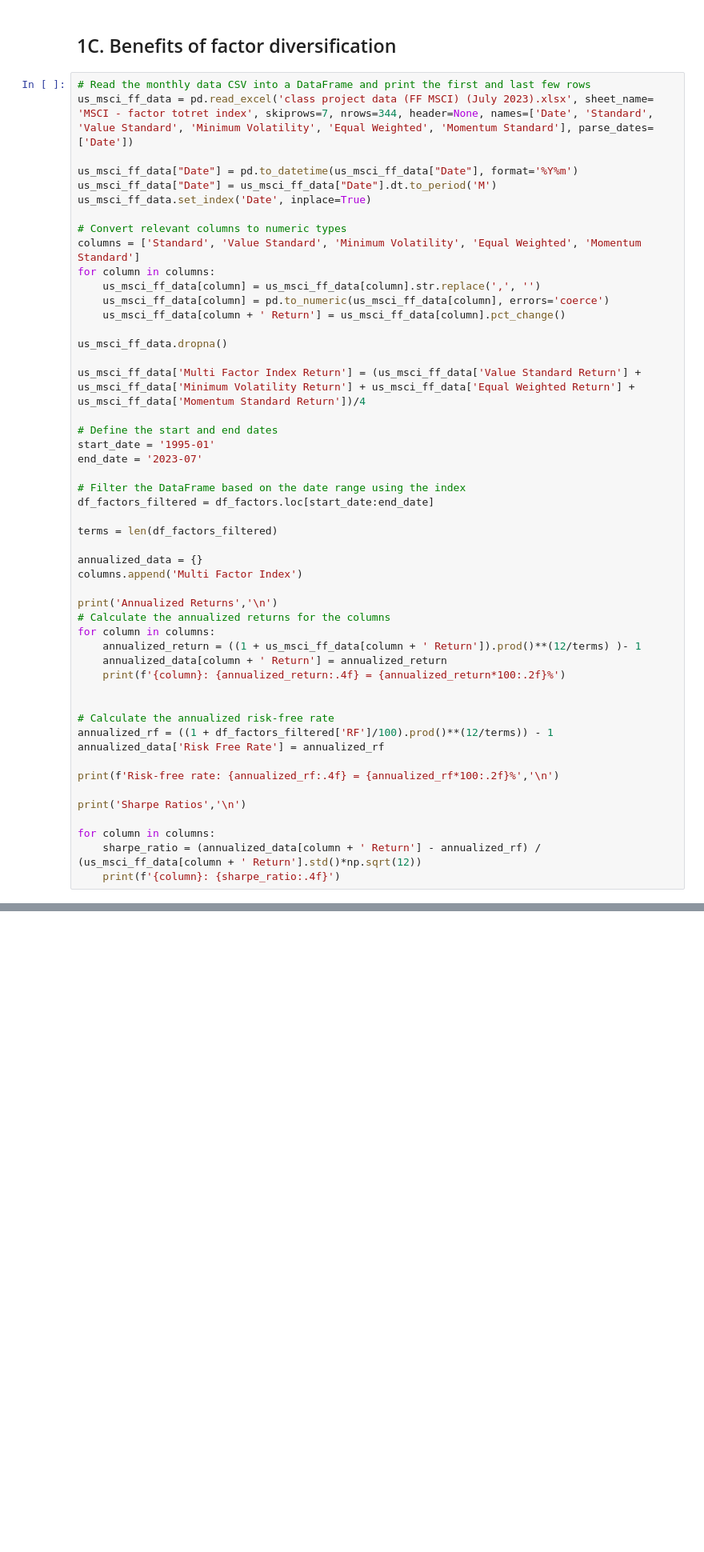
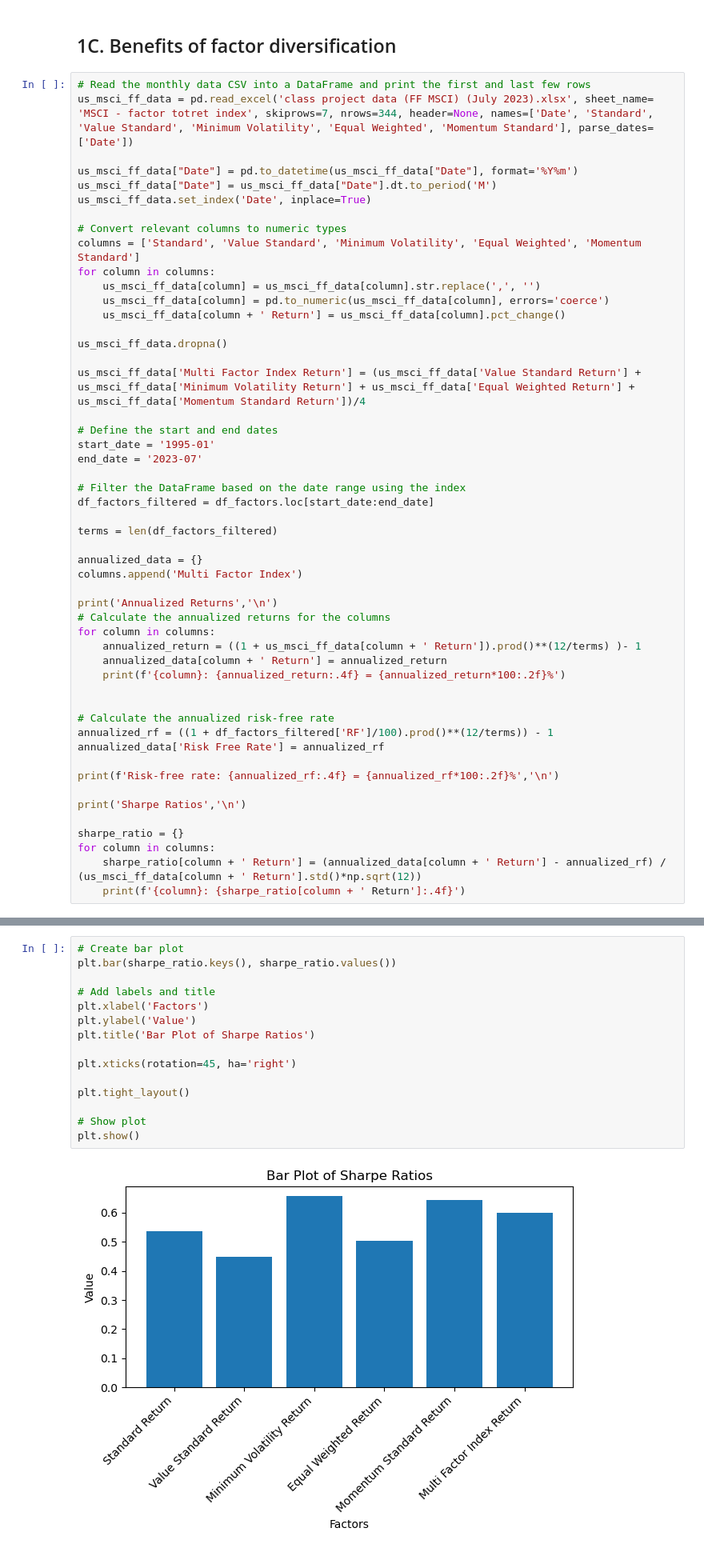
Before and after one commit to KiranReddy0808/FE5108-Portfolio-Theory-and-Investments, a Jupyter notebook: Assignment 3/Q1 & Q2/Assignment3.ipynb, the cells around one changed output, grey strips where cells are left out. Shown at 80% size. Saved outputs shown, nothing was run; the diff lists cells and outputs as text; blank space fills up the shorter version.

```diff
--- a/Assignment 3/Q1 & Q2/Assignment3.ipynb
+++ b/Assignment 3/Q1 & Q2/Assignment3.ipynb
@@ -248,9 +204,10 @@ print(f'Risk-free rate: {annualized_rf:.4f} = {annualized_rf*100:.2f}%','\n')
 
 print('Sharpe Ratios','\n')
 
+sharpe_ratio = {}
 for column in columns:
-    sharpe_ratio = (annualized_data[column + ' Return'] - annualized_rf) / (us_msci_ff_data[column + ' Return'].std()*np.sqrt(12))
-    print(f'{column}: {sharpe_ratio:.4f}')
+    sharpe_ratio[column + ' Return'] = (annualized_data[column + ' Return'] - annualized_rf) / (us_msci_ff_data[column + ' Return'].std()*np.sqrt(12))
+    print(f'{column}: {sharpe_ratio[column + ' Return']:.4f}')
 # %% [output]
 Annualized Returns
 
@@ -273,3 +249,20 @@ Multi Factor Index: 0.6000
+# %%
+# Create bar plot
+plt.bar(sharpe_ratio.keys(), sharpe_ratio.values())
+
+# Add labels and title
+plt.xlabel('Factors')
+plt.ylabel('Value')
+plt.title('Bar Plot of Sharpe Ratios')
+
+plt.xticks(rotation=45, ha='right')
+
+plt.tight_layout()
+
+# Show plot
+plt.show()
+# %% [output]
+[figure, added]
 # %% [markdown]
 ## 1D. Sensitivity of factor returns to factor portfolio construction
 # %%
```
Also changed, not shown: parts of 26 cells of this notebook.
